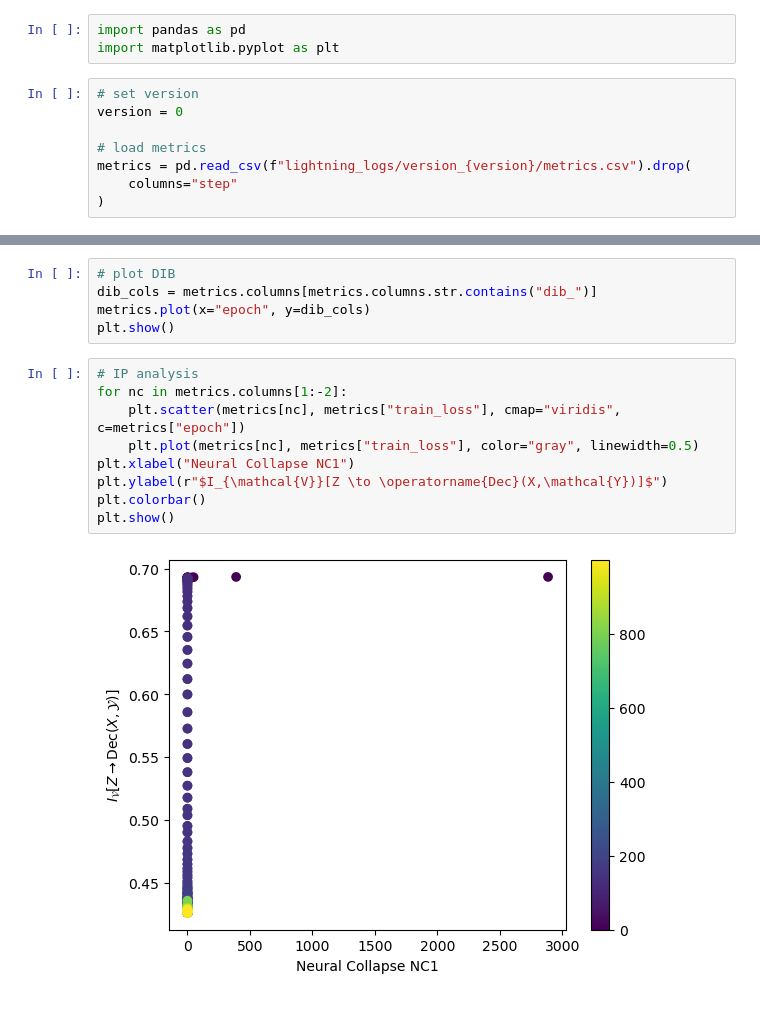
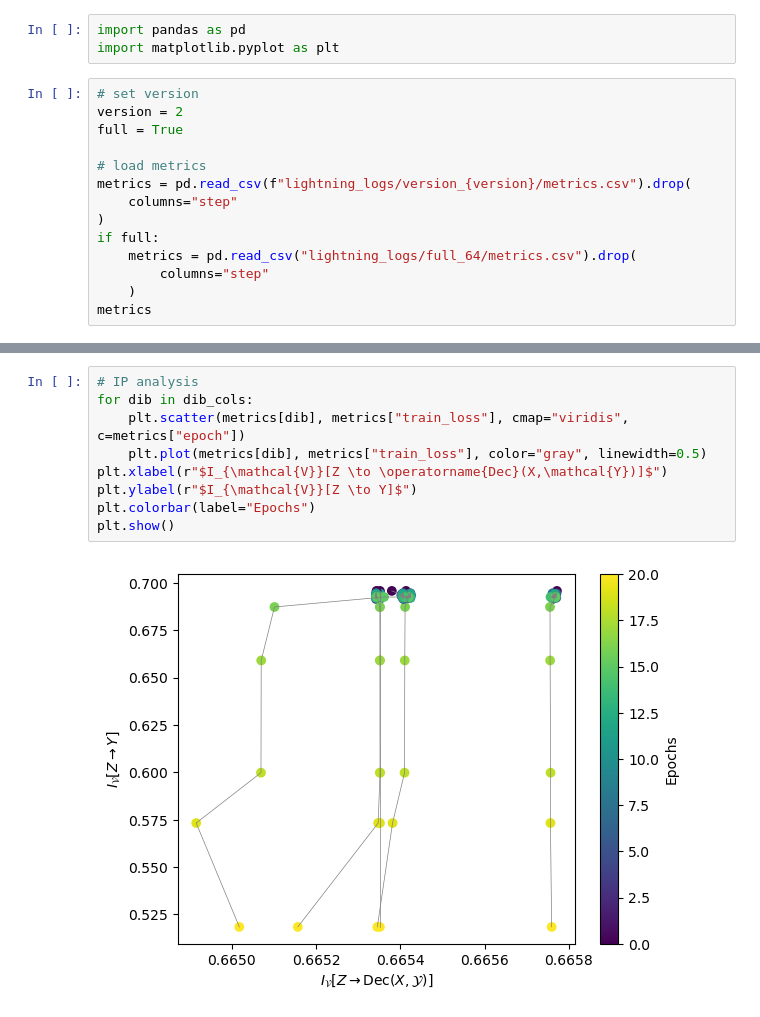
Before and after one commit to ziyong-was-taken/Compression-In-DNNs, a Jupyter notebook: plots.ipynb, the cells around one changed output, grey strips where cells are left out. Saved outputs shown, nothing was run; the diff lists cells and outputs as text.

```diff
--- a/plots.ipynb
+++ b/plots.ipynb
@@ -3,9 +3,15 @@ import pandas as pd
 import matplotlib.pyplot as plt
 # %%
 # set version
-version = 0
+version = 2
+full = True
 
 # load metrics
 metrics = pd.read_csv(f"lightning_logs/version_{version}/metrics.csv").drop(
     columns="step"
 )
+if full:
+    metrics = pd.read_csv("lightning_logs/full_64/metrics.csv").drop(
+        columns="step"
+    )
+metrics
@@ -25,16 +72,11 @@ plt.show()
-# %%
-# plot DIB
-dib_cols = metrics.columns[metrics.columns.str.contains("dib_")]
-metrics.plot(x="epoch", y=dib_cols)
-plt.show()
 # %%
 # IP analysis
-for nc in metrics.columns[1:-2]:
-    plt.scatter(metrics[nc], metrics["train_loss"], cmap="viridis", c=metrics["epoch"])
-    plt.plot(metrics[nc], metrics["train_loss"], color="gray", linewidth=0.5)
-plt.xlabel("Neural Collapse NC1")
-plt.ylabel(r"$I_{\mathcal{V}}[Z \to \operatorname{Dec}(X,\mathcal{Y})]$")
-plt.colorbar()
+for dib in dib_cols:
+    plt.scatter(metrics[dib], metrics["train_loss"], cmap="viridis", c=metrics["epoch"])
+    plt.plot(metrics[dib], metrics["train_loss"], color="gray", linewidth=0.5)
+plt.xlabel(r"$I_{\mathcal{V}}[Z \to \operatorname{Dec}(X,\mathcal{Y})]$")
+plt.ylabel(r"$I_{\mathcal{V}}[Z \to Y]$")
+plt.colorbar(label="Epochs")
 plt.show()
 # %% [output]
-[figure, old version]
+[figure, new version]
```
Also changed, not shown: parts of 5 cells of this notebook.
